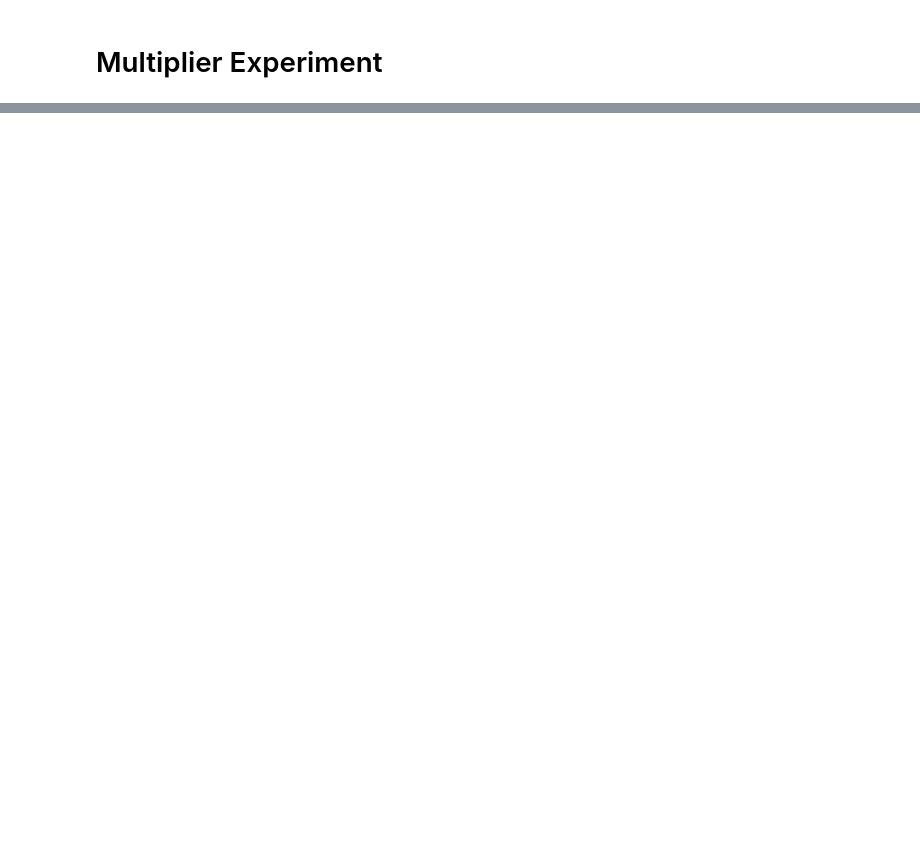
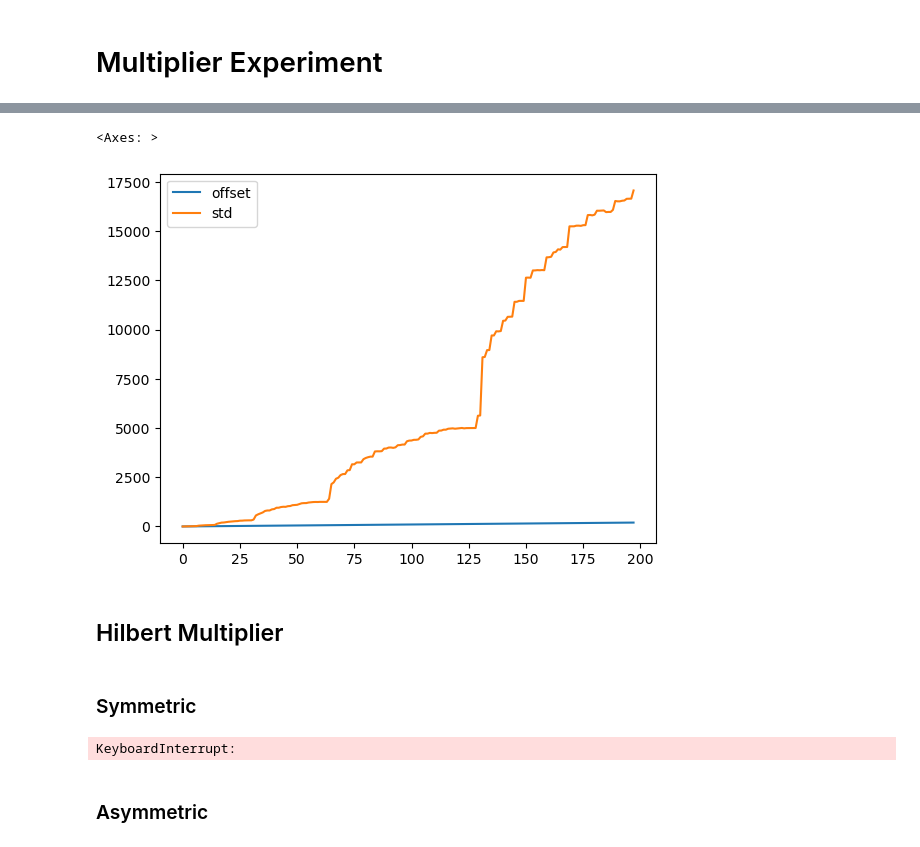
Before and after one commit to hry625/gu-thesis, a Jupyter notebook: RQ1/Experiment1.ipynb, the cells around one changed output, grey strips where cells are left out. Saved outputs shown, nothing was run; the diff lists cells and outputs as text; code cells hidden in the pictures; blank space fills up the shorter version.

Commit message:
implement multiplier experiment

```diff
--- a/RQ1/Experiment1.ipynb
+++ b/RQ1/Experiment1.ipynb
@@ -127,5 +210,0 @@ def find_offset_and_max_value_relation(data_max_value,search_max_value):
-# %%
-relation_df=pd.DataFrame()
-for i in range(1,100):
-    relation_df= pd.concat([relation_df,find_offset_and_max_value_relation(i,1000)],axis=1)
-relation_df
@@ -133,0 +211,12 @@ KeyboardInterrupt:
+# %%
+mo_result=pd.DataFrame()
+ho_result=pd.DataFrame()
+mm_result=pd.DataFrame()
+for i in range(2,10):
+    mo,ho,mm = find_offset_and_max_value_relation(i,1000)
+    mo_result = pd.concat([mo_result,mo],axis=1)
+    ho_result = pd.concat([ho_result,ho],axis=1)
+    mm_result = pd.concat([mm_result,mm],axis=1)
+print(mo_result)
+print(mm_result)
+print(ho_result)
@@ -135,0 +235,11 @@ KeyboardInterrupt:
+# %%
+result_data=[]
+for i in range(2,200):
+    std = get_std_with_different_multiplier(df,'A','B','morton',i,i)
+    # print('offset: '+str(i)+', std is: '+str(std) )
+    result_data.append([i,std])
+    if std==0:
+        print('Found the offset that reject null hypothesis: '+str(i))
+        break
+result_df_mms=pd.DataFrame(result_data,columns=['offset','std'])
+result_df_mms
@@ -135,0 +252,11 @@ KeyboardInterrupt:
+# %%
+result_data=[]
+for i in range(2,500):
+    std = get_std_with_different_multiplier(df,'A','B','morton',1,i)
+    # print('offset: '+str(i)+', std is: '+str(std) )
+    result_data.append([i,std])
+    if std==0:
+        print('Found the offset that reject null hypothesis: '+str(i))
+        break
+result_df_mma=pd.DataFrame(result_data,columns=['offset','std'])
+result_df_mma
@@ -135,0 +277,24 @@ KeyboardInterrupt:
+# %%
+result_df_mma.plot()
+# %% [output]
+<Axes: >
+[figure, added]
+# %% [markdown]
+## Hilbert Multiplier
+# %% [markdown]
+### Symmetric
+# %%
+result_data=[]
+for i in range(2,1000):
+    std = get_std_with_different_multiplier(df,'A','B','hilbert',i,i)
+    # print('offset: '+str(i)+', std is: '+str(std) )
+    result_data.append([i,std])
+    if std==0:
+        print('Found the offset that reject null hypothesis: '+str(i))
+        break
+result_df_hms=pd.DataFrame(result_data,columns=['offset','std'])
+result_df_hms
+# %% [output]
+KeyboardInterrupt:
+# %% [markdown]
+### Asymmetric
```
Also changed, not shown: parts of 21 cells of this notebook.
